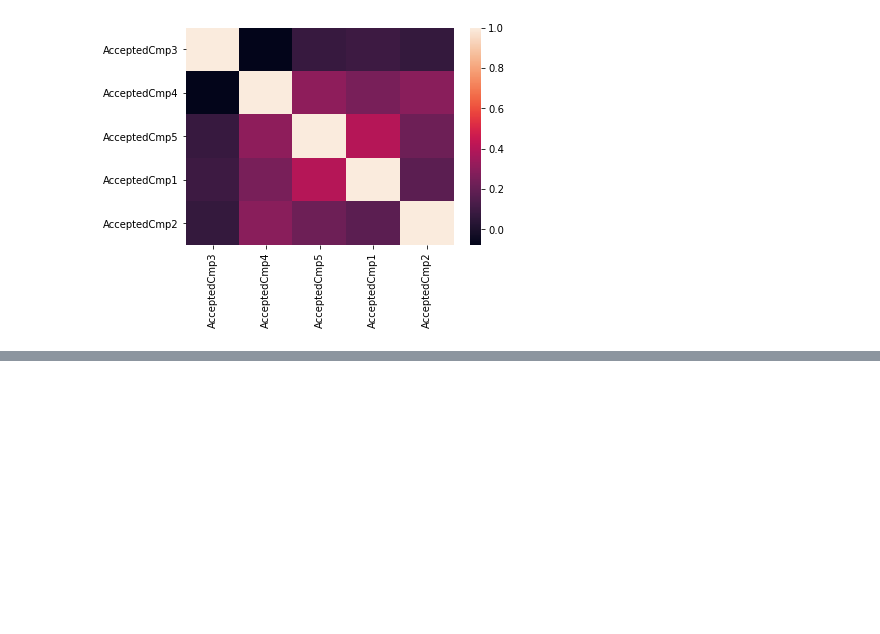
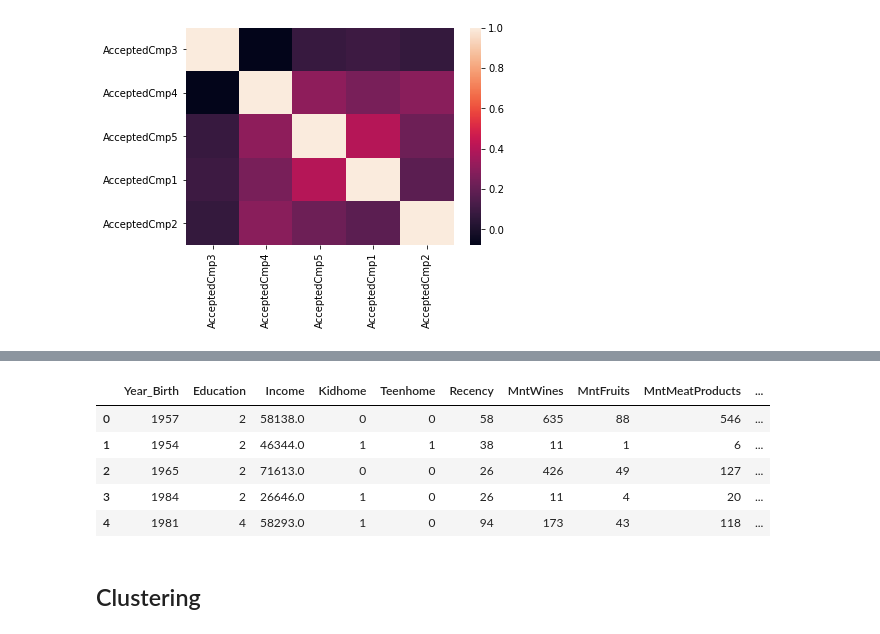
Before and after one commit to BBenicio/customer-personality, a Jupyter notebook: customer_personality.ipynb, the cells around one changed output, grey strips where cells are left out. Saved outputs shown, nothing was run; the diff lists cells and outputs as text; code cells hidden in the pictures; blank space fills up the shorter version.

```diff
--- a/customer_personality.ipynb
+++ b/customer_personality.ipynb
@@ -402,0 +424,11 @@ sns.heatmap(df.filter(like='AcceptedCmp').corr())
+# %%
+df.head()
+# %% [output]
+|  | Year_Birth | Education | Income | Kidhome | Teenhome | Recency | MntWines | MntFruits | MntMeatProducts | ... |
+| 0 | 1957 | 2 | 58138.0 | 0 | 0 | 58 | 635 | 88 | 546 | ... |
+| 1 | 1954 | 2 | 46344.0 | 1 | 1 | 38 | 11 | 1 | 6 | ... |
+| 2 | 1965 | 2 | 71613.0 | 0 | 0 | 26 | 426 | 49 | 127 | ... |
+| 3 | 1984 | 2 | 26646.0 | 1 | 0 | 26 | 11 | 4 | 20 | ... |
+| 4 | 1981 | 4 | 58293.0 | 1 | 0 | 94 | 173 | 43 | 118 | ... |
+# %% [markdown]
+## Clustering
```
Also changed, not shown: parts of 19 cells of this notebook.
